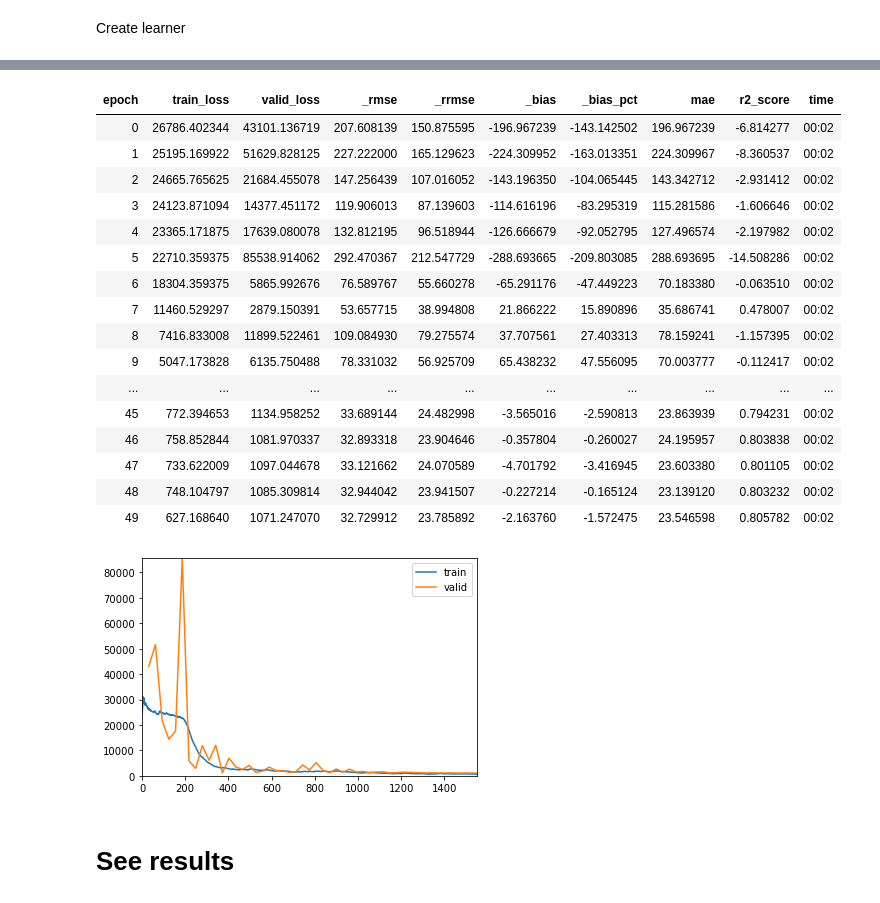
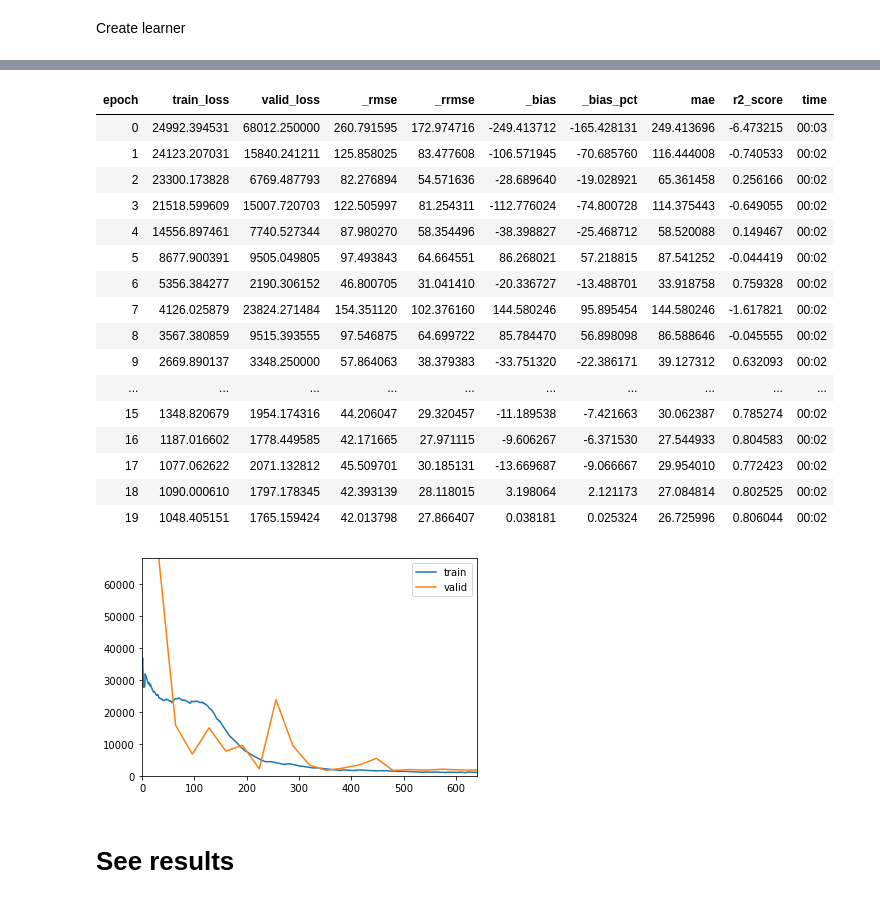
Before and after one commit to mayrajeo/enveco, a Jupyter notebook: examples/2D-CNNs.ipynb, the cells around one changed output, grey strips where cells are left out. Drawn from its saved outputs; the diff is of its cells as text; code cells hidden in the pictures.

```diff
--- a/examples/2D-CNNs.ipynb
+++ b/examples/2D-CNNs.ipynb
@@ -61,7 +61,8 @@ dls = VoxelDataLoaders.from_df(df, path=basedir, folder='AV_las/',
                                mask_plot=False,
                                y_block=RegressionBlock(),
                                label_col='v', fn_col='sampleplotid', bs=32,
-                               batch_tfms=[DihedralItem, VoxelTo2D])
+                               batch_tfms=[DihedralItem, VoxelTo2D],
+                               valid_col='is_val')
 # %%
 dls.one_batch()
 # %% [output]
@@ -118,24 +118,24 @@ SuggestedLRs(lr_min=0.001096478197723627, lr_steep=9.12010818865383e-07)
 # %%
-learn.fit_one_cycle(50, max_lr=1e-3, cbs=ShowGraphCallback())
+learn.fit_one_cycle(20, lr_max=1e-3, cbs=ShowGraphCallback())
 # %% [output]
 | epoch | train_loss | valid_loss | _rmse | _rrmse | _bias | _bias_pct | mae | r2_score | time |
-| 0 | 26786.402344 | 43101.136719 | 207.608139 | 150.875595 | -196.967239 | -143.142502 | 196.967239 | -6.814277 | 00:02 |
-| 1 | 25195.169922 | 51629.828125 | 227.222000 | 165.129623 | -224.309952 | -163.013351 | 224.309967 | -8.360537 | 00:02 |
-| 2 | 24665.765625 | 21684.455078 | 147.256439 | 107.016052 | -143.196350 | -104.065445 | 143.342712 | -2.931412 | 00:02 |
-| 3 | 24123.871094 | 14377.451172 | 119.906013 | 87.139603 | -114.616196 | -83.295319 | 115.281586 | -1.606646 | 00:02 |
-| 4 | 23365.171875 | 17639.080078 | 132.812195 | 96.518944 | -126.666679 | -92.052795 | 127.496574 | -2.197982 | 00:02 |
-| 5 | 22710.359375 | 85538.914062 | 292.470367 | 212.547729 | -288.693665 | -209.803085 | 288.693695 | -14.508286 | 00:02 |
-| 6 | 18304.359375 | 5865.992676 | 76.589767 | 55.660278 | -65.291176 | -47.449223 | 70.183380 | -0.063510 | 00:02 |
-| 7 | 11460.529297 | 2879.150391 | 53.657715 | 38.994808 | 21.866222 | 15.890896 | 35.686741 | 0.478007 | 00:02 |
-| 8 | 7416.833008 | 11899.522461 | 109.084930 | 79.275574 | 37.707561 | 27.403313 | 78.159241 | -1.157395 | 00:02 |
-| 9 | 5047.173828 | 6135.750488 | 78.331032 | 56.925709 | 65.438232 | 47.556095 | 70.003777 | -0.112417 | 00:02 |
+| 0 | 24992.394531 | 68012.250000 | 260.791595 | 172.974716 | -249.413712 | -165.428131 | 249.413696 | -6.473215 | 00:03 |
+| 1 | 24123.207031 | 15840.241211 | 125.858025 | 83.477608 | -106.571945 | -70.685760 | 116.444008 | -0.740533 | 00:02 |
+| 2 | 23300.173828 | 6769.487793 | 82.276894 | 54.571636 | -28.689640 | -19.028921 | 65.361458 | 0.256166 | 00:02 |
+| 3 | 21518.599609 | 15007.720703 | 122.505997 | 81.254311 | -112.776024 | -74.800728 | 114.375443 | -0.649055 | 00:02 |
+| 4 | 14556.897461 | 7740.527344 | 87.980270 | 58.354496 | -38.398827 | -25.468712 | 58.520088 | 0.149467 | 00:02 |
+| 5 | 8677.900391 | 9505.049805 | 97.493843 | 64.664551 | 86.268021 | 57.218815 | 87.541252 | -0.044419 | 00:02 |
+| 6 | 5356.384277 | 2190.306152 | 46.800705 | 31.041410 | -20.336727 | -13.488701 | 33.918758 | 0.759328 | 00:02 |
+| 7 | 4126.025879 | 23824.271484 | 154.351120 | 102.376160 | 144.580246 | 95.895454 | 144.580246 | -1.617821 | 00:02 |
+| 8 | 3567.380859 | 9515.393555 | 97.546875 | 64.699722 | 85.784470 | 56.898098 | 86.588646 | -0.045555 | 00:02 |
+| 9 | 2669.890137 | 3348.250000 | 57.864063 | 38.379383 | -33.751320 | -22.386171 | 39.127312 | 0.632093 | 00:02 |
 | ... | ... | ... | ... | ... | ... | ... | ... | ... | ... |
-| 45 | 772.394653 | 1134.958252 | 33.689144 | 24.482998 | -3.565016 | -2.590813 | 23.863939 | 0.794231 | 00:02 |
-| 46 | 758.852844 | 1081.970337 | 32.893318 | 23.904646 | -0.357804 | -0.260027 | 24.195957 | 0.803838 | 00:02 |
-| 47 | 733.622009 | 1097.044678 | 33.121662 | 24.070589 | -4.701792 | -3.416945 | 23.603380 | 0.801105 | 00:02 |
-| 48 | 748.104797 | 1085.309814 | 32.944042 | 23.941507 | -0.227214 | -0.165124 | 23.139120 | 0.803232 | 00:02 |
-| 49 | 627.168640 | 1071.247070 | 32.729912 | 23.785892 | -2.163760 | -1.572475 | 23.546598 | 0.805782 | 00:02 |
+| 15 | 1348.820679 | 1954.174316 | 44.206047 | 29.320457 | -11.189538 | -7.421663 | 30.062387 | 0.785274 | 00:02 |
+| 16 | 1187.016602 | 1778.449585 | 42.171665 | 27.971115 | -9.606267 | -6.371530 | 27.544933 | 0.804583 | 00:02 |
+| 17 | 1077.062622 | 2071.132812 | 45.509701 | 30.185131 | -13.669687 | -9.066667 | 29.954010 | 0.772423 | 00:02 |
+| 18 | 1090.000610 | 1797.178345 | 42.393139 | 28.118015 | 3.198064 | 2.121173 | 27.084814 | 0.802525 | 00:02 |
+| 19 | 1048.405151 | 1765.159424 | 42.013798 | 27.866407 | 0.038181 | 0.025324 | 26.725996 | 0.806044 | 00:02 |
-[figure, old version]
+[figure, new version]
 # %% [markdown]
 # See results
 # %%
```
Also changed, not shown: parts of 16 cells of this notebook, 6 other files.
